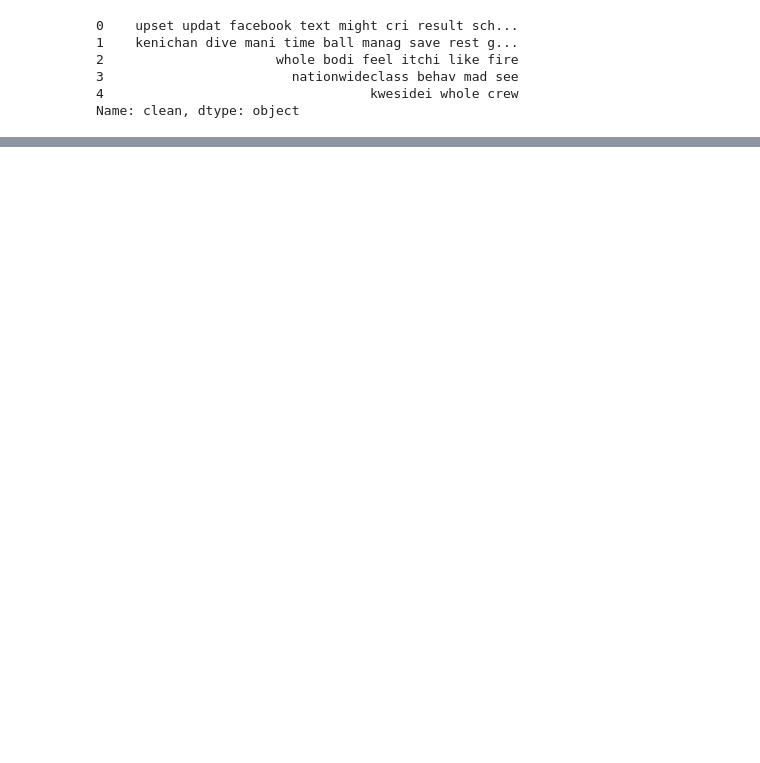
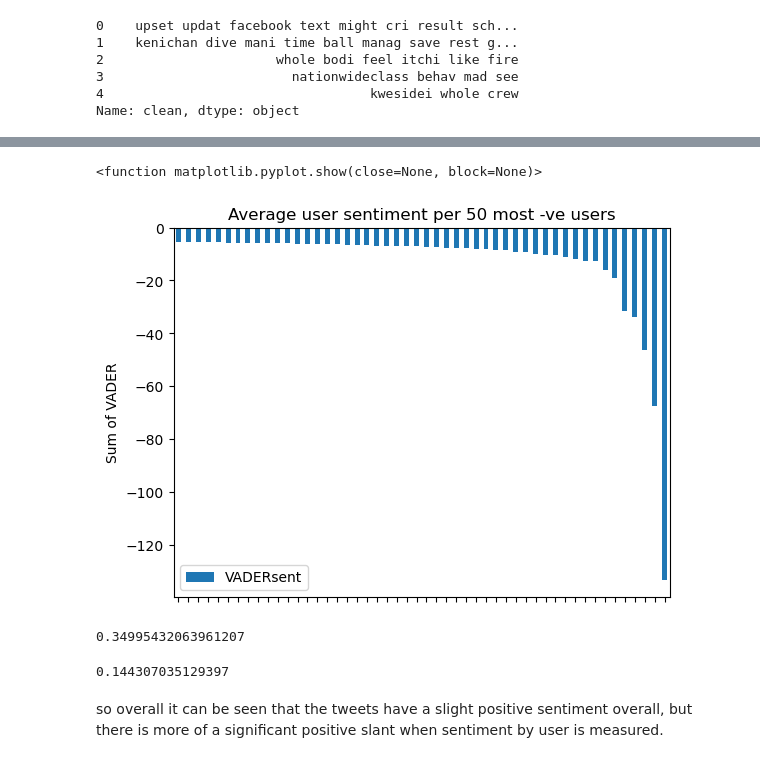
Before and after one commit to milooranm/ForecastingSentiment, a Jupyter notebook: NLP.ipynb, the cells around one changed output, grey strips where cells are left out. Saved outputs shown, nothing was run; the diff lists cells and outputs as text; code cells hidden in the pictures; blank space fills up the shorter version.

```diff
--- a/NLP.ipynb
+++ b/NLP.ipynb
@@ -81,0 +214,20 @@ df.head()
+# %%
+import matplotlib.pyplot as plt
+ax = user_sums.tail(50).plot(y='VADERsent', kind='bar')
+ax.set_xticklabels([])
+plt.ylabel('Sum of VADER')
+plt.title('Average user sentiment per 50 most -ve users')
+plt.show
+# %% [output]
+<function matplotlib.pyplot.show(close=None, block=None)>
+[figure, added]
+# %%
+user_sums['VADERsent'].mean()
+# %% [output]
+0.34995432063961207
+# %%
+df['VADERsent'].mean()
+# %% [output]
+0.144307035129397
+# %% [markdown]
+so overall it can be seen that the tweets have a slight positive sentiment overall, but there is more of a significant positive slant when sentiment by user is measured.
```
Also changed, not shown: parts of 58 cells of this notebook.
